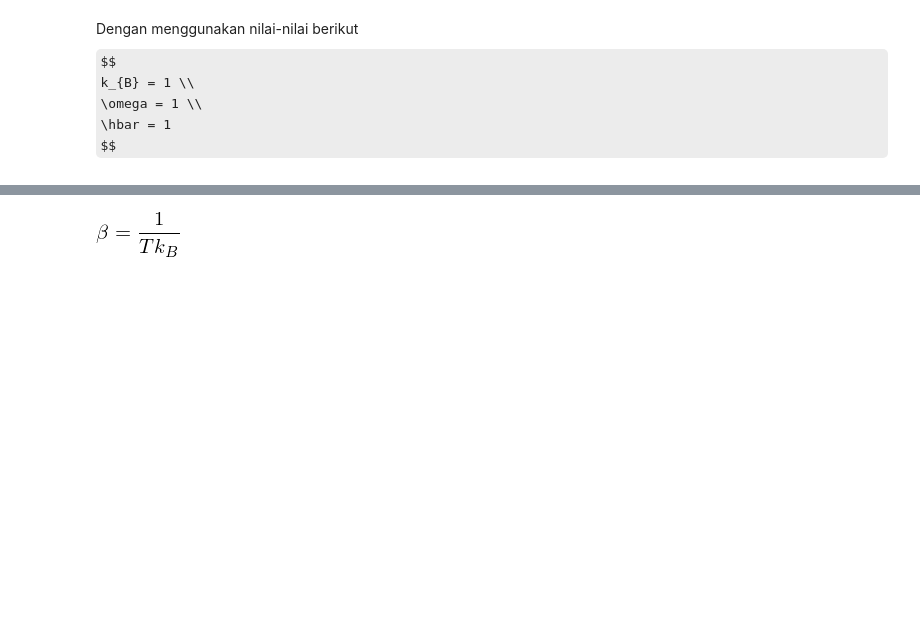
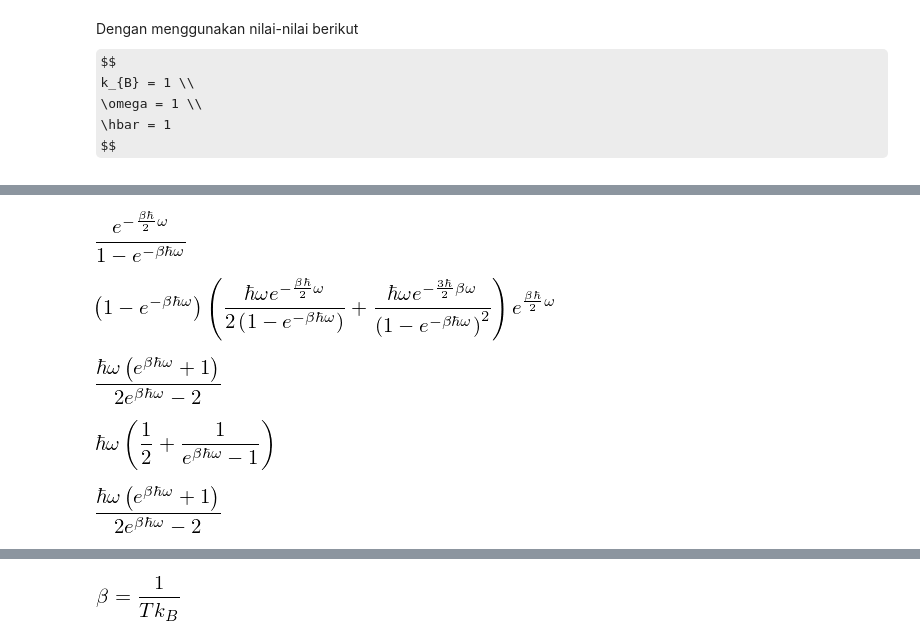
Before and after one commit to f-fathurrahman/ffr-komputasi-material, a Jupyter notebook: FisikaZatPadat/Kapasitas_Kalor_Model_Einstein.ipynb, the cells around one changed output, grey strips where cells are left out. Drawn from its saved outputs; the diff is of its cells as text; code cells hidden in the pictures; some formulas as TeX source; blank space fills up the shorter version.

```diff
--- a/FisikaZatPadat/Kapasitas_Kalor_Model_Einstein.ipynb
+++ b/FisikaZatPadat/Kapasitas_Kalor_Model_Einstein.ipynb
@@ -105,0 +108,23 @@ kB, β, ħ, T, ω
+# %%
+Z_1D = exp(-β*ħ*ω/2)/(1 - exp(-β*ħ*ω))
+Z_1D
+# %% [output]
+[figure, added]
+# %%
+E = -diff(Z_1D, β)/Z_1D
+E
+# %% [output]
+[figure, added]
+# %%
+simplify(E)
+# %% [output]
+[figure, added]
+# %%
+E_buku = ħ*ω*( 1/(exp(β*ħ*ω) - 1) + Rational(1,2))
+E_buku
+# %% [output]
+[figure, added]
+# %%
+simplify(E_buku)
+# %% [output]
+[figure, added]
```
Also changed, not shown: parts of 19 cells of this notebook.
